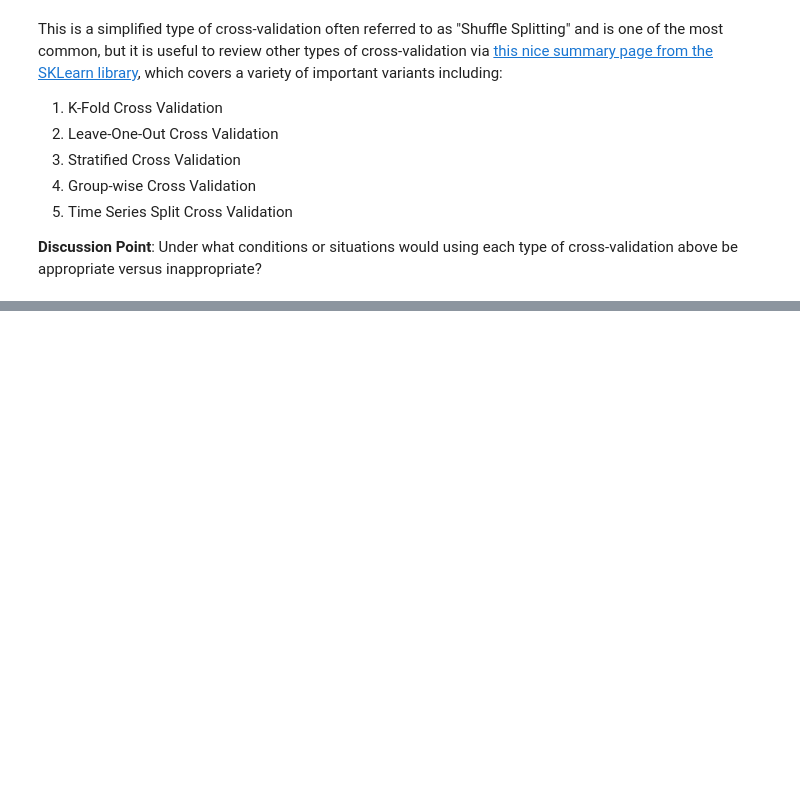
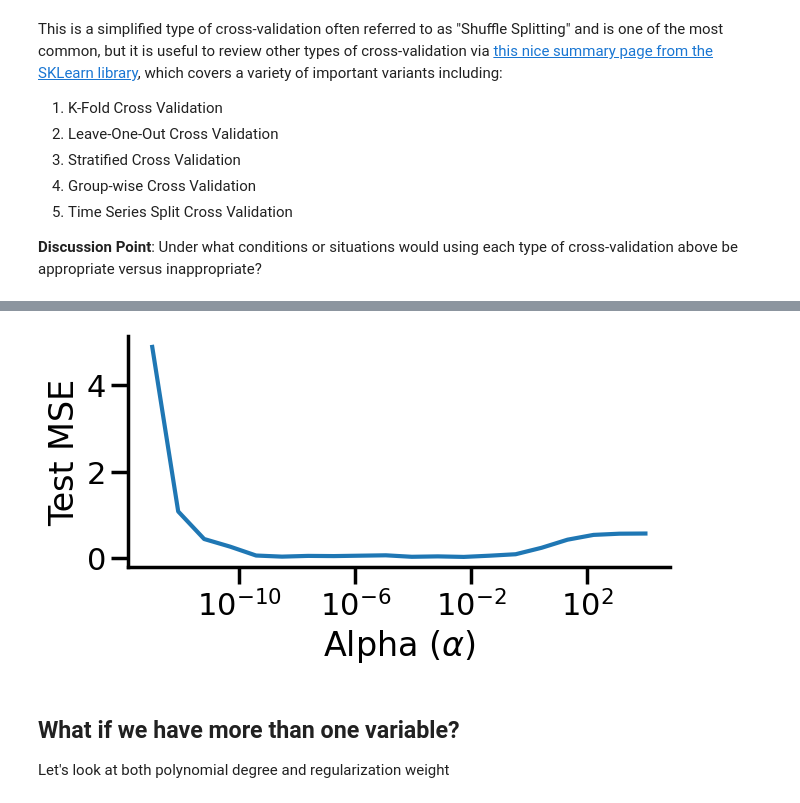
Before and after one commit to zui125/ML4ME_Textbook, a Jupyter notebook: notebooks/cross_validation_linear_regression.ipynb, the cells around one changed output, grey strips where cells are left out. Drawn from its saved outputs; the diff is of its cells as text; code cells hidden in the pictures; blank space fills up the shorter version.

Commit message:
Update to linear models

```diff
--- a/notebooks/cross_validation_linear_regression.ipynb
+++ b/notebooks/cross_validation_linear_regression.ipynb
@@ -354,0 +164,32 @@ This is a simplified type of cross-validation often referred to as "Shuffle Spli
+# %%
+from sklearn import model_selection
+
+# Let's plot the behavior of a fixed degree polynomial
+degree = 15
+# (i.e., f(x) = w_1*x + w_2*x^2 + ... + w_15*x^15)
+# but where we change alpha.
+alphas = np.logspace(start=-13,stop=4,num=20)
+polynomial_features = PolynomialFeatures(degree=degree,
+                                         include_bias=False)
+scores = []
+for a in alphas:
+    linear_regression = Ridge(alpha=a)
+    pipeline = Pipeline([("polynomial_features", polynomial_features),
+                         ("linear_regression", linear_regression)])
+    cv_scores = model_selection.cross_val_score(pipeline,
+        X[:,np.newaxis], y, scoring="neg_mean_squared_error", cv=20)
+    scores.append(cv_scores)
+
+scores = np.array(scores)
+
+plt.figure(figsize=(7,3))
+plt.semilogx(alphas,-np.mean(scores,axis=1),'-')
+plt.ylabel('Test MSE')
+plt.xlabel('Alpha ($\\alpha$)')
+sns.despine()
+plt.show()
+# %% [output]
+[figure, added]
+# %% [markdown]
+## What if we have more than one variable?
+Let's look at both polynomial degree and regularization weight
```
Also changed, not shown: parts of 49 cells of this notebook, 12 other files.
